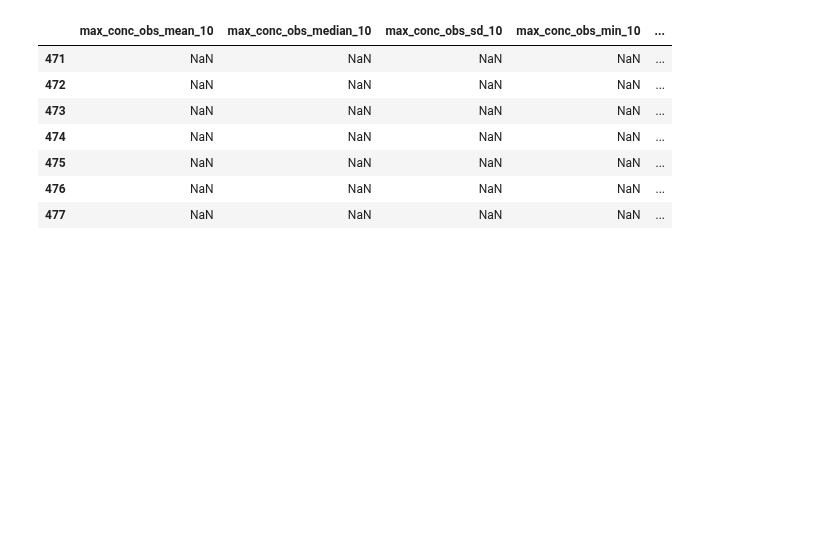
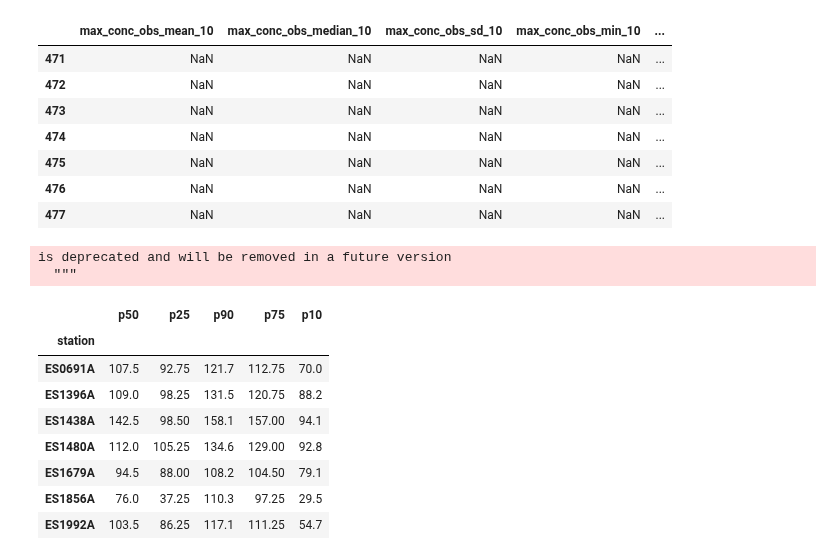
Before and after one commit to javiermas/BCNAirQualityDatathon, a Jupyter notebook: notebooks/Roger - V1.ipynb, the cells around one changed output. Cells and saved outputs as stored; diff of their text form; code cells hidden in the pictures; blank space fills up the shorter version.

```diff
--- a/notebooks/Roger - V1.ipynb
+++ b/notebooks/Roger - V1.ipynb
@@ -339,3 +547,21 @@ data.loc[data['date'] == date, cols]
 | 475 | NaN | NaN | NaN | NaN | ... |
 | 476 | NaN | NaN | NaN | NaN | ... |
 | 477 | NaN | NaN | NaN | NaN | ... |
+# %%
+data.loc[cond].groupby(by='station')['Concentration'].agg({'p10': lambda a: np.percentile(a,q=10),
+                                                           'p25': lambda a: np.percentile(a,q=25),
+                                                           'p50': lambda a: np.percentile(a,q=50),
+                                                           'p75': lambda a: np.percentile(a,q=75),
+                                                           'p90': lambda a: np.percentile(a,q=90)})
+# %% [output]
+is deprecated and will be removed in a future version
+  """
+|  | p50 | p25 | p90 | p75 | p10 |
+| station |  |  |  |  |  |
+| ES0691A | 107.5 | 92.75 | 121.7 | 112.75 | 70.0 |
+| ES1396A | 109.0 | 98.25 | 131.5 | 120.75 | 88.2 |
+| ES1438A | 142.5 | 98.50 | 158.1 | 157.00 | 94.1 |
+| ES1480A | 112.0 | 105.25 | 134.6 | 129.00 | 92.8 |
+| ES1679A | 94.5 | 88.00 | 108.2 | 104.50 | 79.1 |
+| ES1856A | 76.0 | 37.25 | 110.3 | 97.25 | 29.5 |
+| ES1992A | 103.5 | 86.25 | 117.1 | 111.25 | 54.7 |
```
Also changed, not shown: parts of 41 cells of this notebook, 5 other files.
